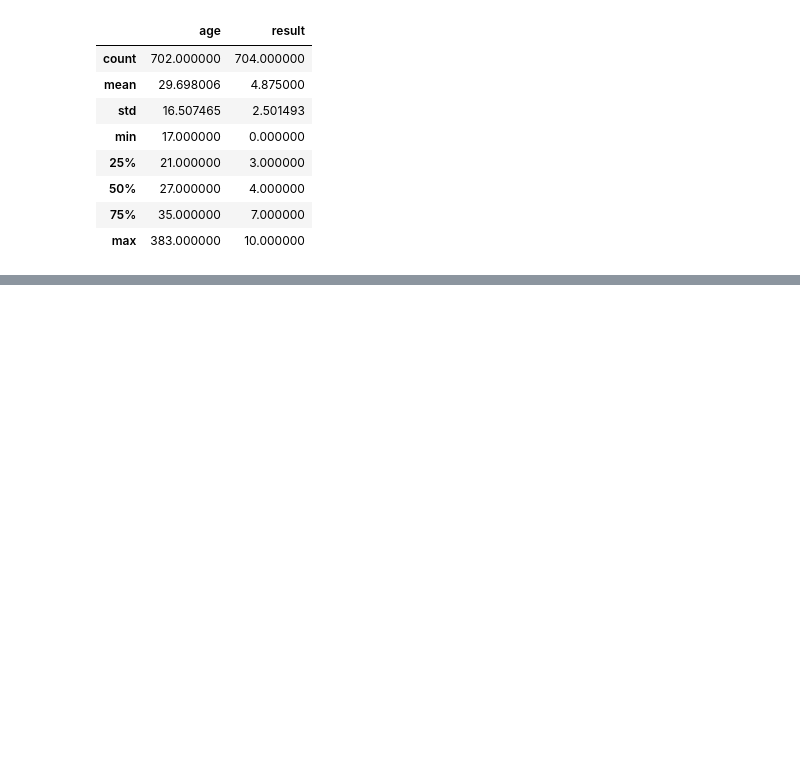
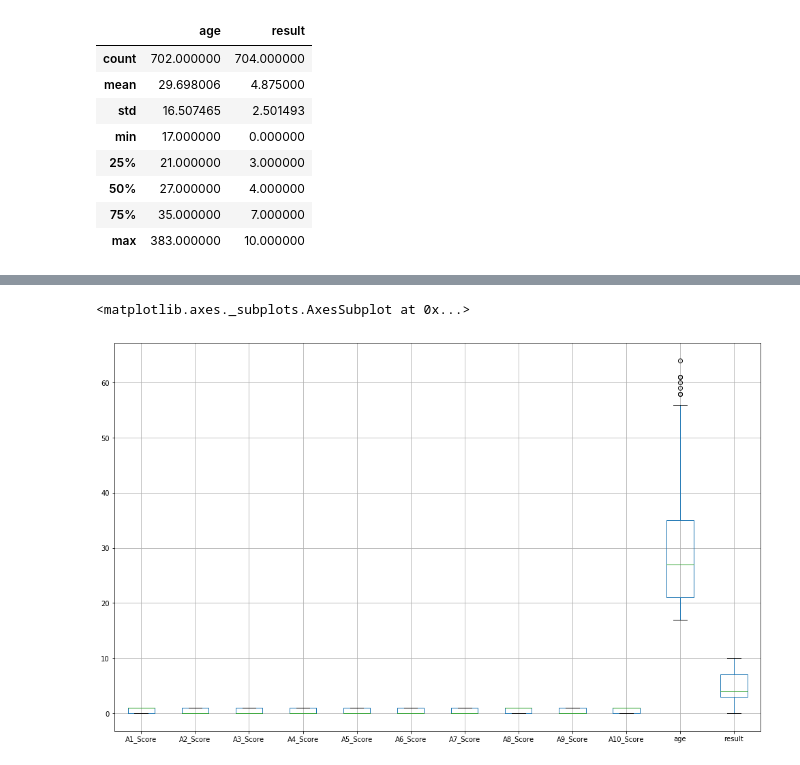
Before and after one commit to nathNath/provadeia, a Jupyter notebook: questaoum/questaoum.ipynb, the cells around one changed output, grey strips where cells are left out. Cells and saved outputs as stored; diff of their text form; code cells hidden in the pictures; blank space fills up the shorter version.

```diff
--- a/questaoum/questaoum.ipynb
+++ b/questaoum/questaoum.ipynb
@@ -153,0 +252,3 @@ dataset.descr
+# %%
+colunms_score = [('A'+str(i)+"_Score") for i in range(1,11)]
+print(colunms_score)
@@ -153,0 +257,2 @@ dataset.descr
+# %%
+dataset[colunms_score] = dataset[colunms_score].apply(pd.to_numeric)
@@ -153,0 +287,10 @@ dataset.descr
+# %%
+# Aumentar o tamanho do plot na proporção 8/13
+x_size = 17
+y_size = x_size * (8/13)
+plt.figure(figsize=(x_size, y_size))
+# Aumentar o tamanho do plot na proporção 8/13
+dataset.boxplot()
+# %% [output]
+<matplotlib.axes._subplots.AxesSubplot at 0x...>
+[figure, added]
```
Also changed, not shown: parts of 21 cells of this notebook, 5 other files.
